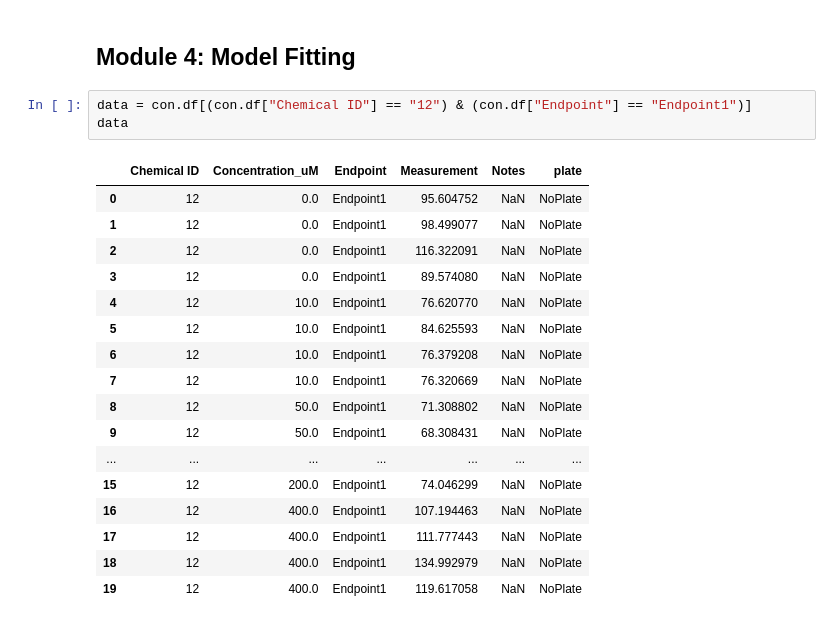
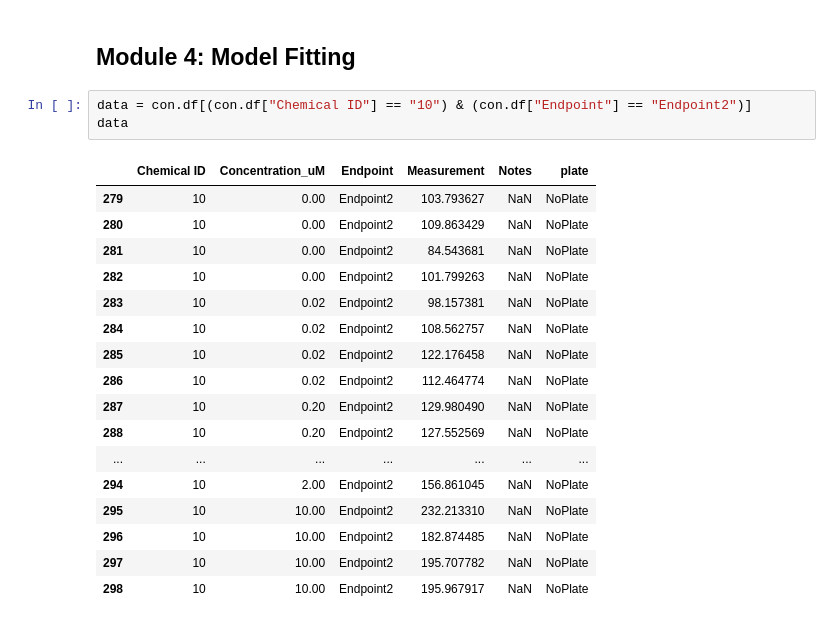
Before and after one commit to PNNL-CompBio/bmdrc, a Jupyter notebook: vignettes/Continuous Class Example.ipynb, the cells around one changed output. Saved outputs shown, nothing was run; the diff lists cells and outputs as text.

```diff
--- a/vignettes/Continuous Class Example.ipynb
+++ b/vignettes/Continuous Class Example.ipynb
@@ -127,25 +127,25 @@ con.filter_correlation_score(score = 0.2, apply = True, direction = "between")
 # %% [markdown]
 ## Module 4: Model Fitting
 # %%
-data = con.df[(con.df["Chemical ID"] == "12") & (con.df["Endpoint"] == "Endpoint1")]
+data = con.df[(con.df["Chemical ID"] == "10") & (con.df["Endpoint"] == "Endpoint2")]
 data
 # %% [output]
 |  | Chemical ID | Concentration_uM | Endpoint | Measurement | Notes | plate |
-| 0 | 12 | 0.0 | Endpoint1 | 95.604752 | NaN | NoPlate |
-| 1 | 12 | 0.0 | Endpoint1 | 98.499077 | NaN | NoPlate |
-| 2 | 12 | 0.0 | Endpoint1 | 116.322091 | NaN | NoPlate |
-| 3 | 12 | 0.0 | Endpoint1 | 89.574080 | NaN | NoPlate |
-| 4 | 12 | 10.0 | Endpoint1 | 76.620770 | NaN | NoPlate |
-| 5 | 12 | 10.0 | Endpoint1 | 84.625593 | NaN | NoPlate |
-| 6 | 12 | 10.0 | Endpoint1 | 76.379208 | NaN | NoPlate |
-| 7 | 12 | 10.0 | Endpoint1 | 76.320669 | NaN | NoPlate |
-| 8 | 12 | 50.0 | Endpoint1 | 71.308802 | NaN | NoPlate |
-| 9 | 12 | 50.0 | Endpoint1 | 68.308431 | NaN | NoPlate |
+| 279 | 10 | 0.00 | Endpoint2 | 103.793627 | NaN | NoPlate |
+| 280 | 10 | 0.00 | Endpoint2 | 109.863429 | NaN | NoPlate |
+| 281 | 10 | 0.00 | Endpoint2 | 84.543681 | NaN | NoPlate |
+| 282 | 10 | 0.00 | Endpoint2 | 101.799263 | NaN | NoPlate |
+| 283 | 10 | 0.02 | Endpoint2 | 98.157381 | NaN | NoPlate |
+| 284 | 10 | 0.02 | Endpoint2 | 108.562757 | NaN | NoPlate |
+| 285 | 10 | 0.02 | Endpoint2 | 122.176458 | NaN | NoPlate |
+| 286 | 10 | 0.02 | Endpoint2 | 112.464774 | NaN | NoPlate |
+| 287 | 10 | 0.20 | Endpoint2 | 129.980490 | NaN | NoPlate |
+| 288 | 10 | 0.20 | Endpoint2 | 127.552569 | NaN | NoPlate |
 | ... | ... | ... | ... | ... | ... | ... |
-| 15 | 12 | 200.0 | Endpoint1 | 74.046299 | NaN | NoPlate |
-| 16 | 12 | 400.0 | Endpoint1 | 107.194463 | NaN | NoPlate |
-| 17 | 12 | 400.0 | Endpoint1 | 111.777443 | NaN | NoPlate |
-| 18 | 12 | 400.0 | Endpoint1 | 134.992979 | NaN | NoPlate |
-| 19 | 12 | 400.0 | Endpoint1 | 119.617058 | NaN | NoPlate |
+| 294 | 10 | 2.00 | Endpoint2 | 156.861045 | NaN | NoPlate |
+| 295 | 10 | 10.00 | Endpoint2 | 232.213310 | NaN | NoPlate |
+| 296 | 10 | 10.00 | Endpoint2 | 182.874485 | NaN | NoPlate |
+| 297 | 10 | 10.00 | Endpoint2 | 195.707782 | NaN | NoPlate |
+| 298 | 10 | 10.00 | Endpoint2 | 195.967917 | NaN | NoPlate |
 # %%
 import numpy as np
```
Also changed, not shown: parts of 4 cells of this notebook, 1 other file.
